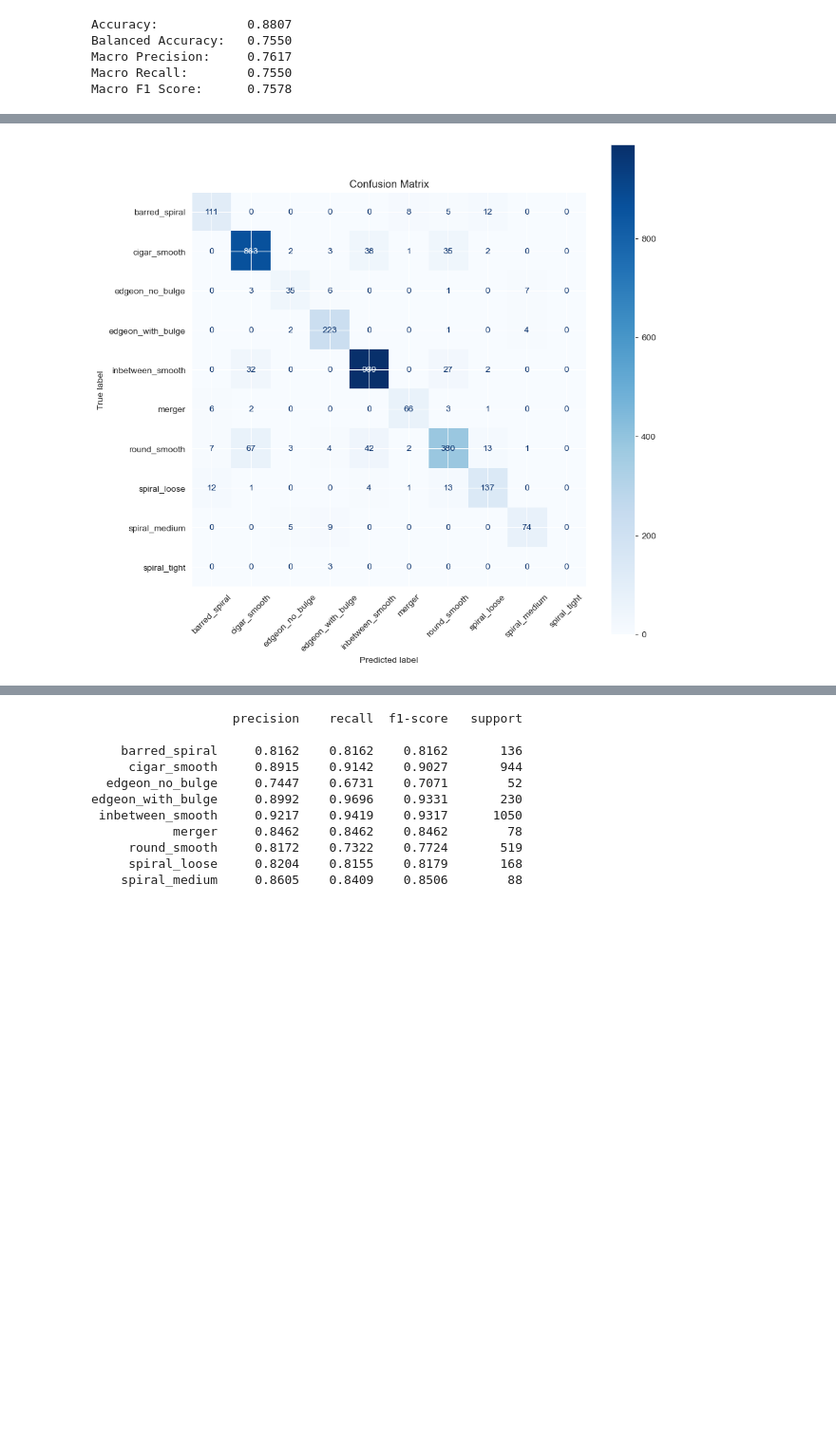
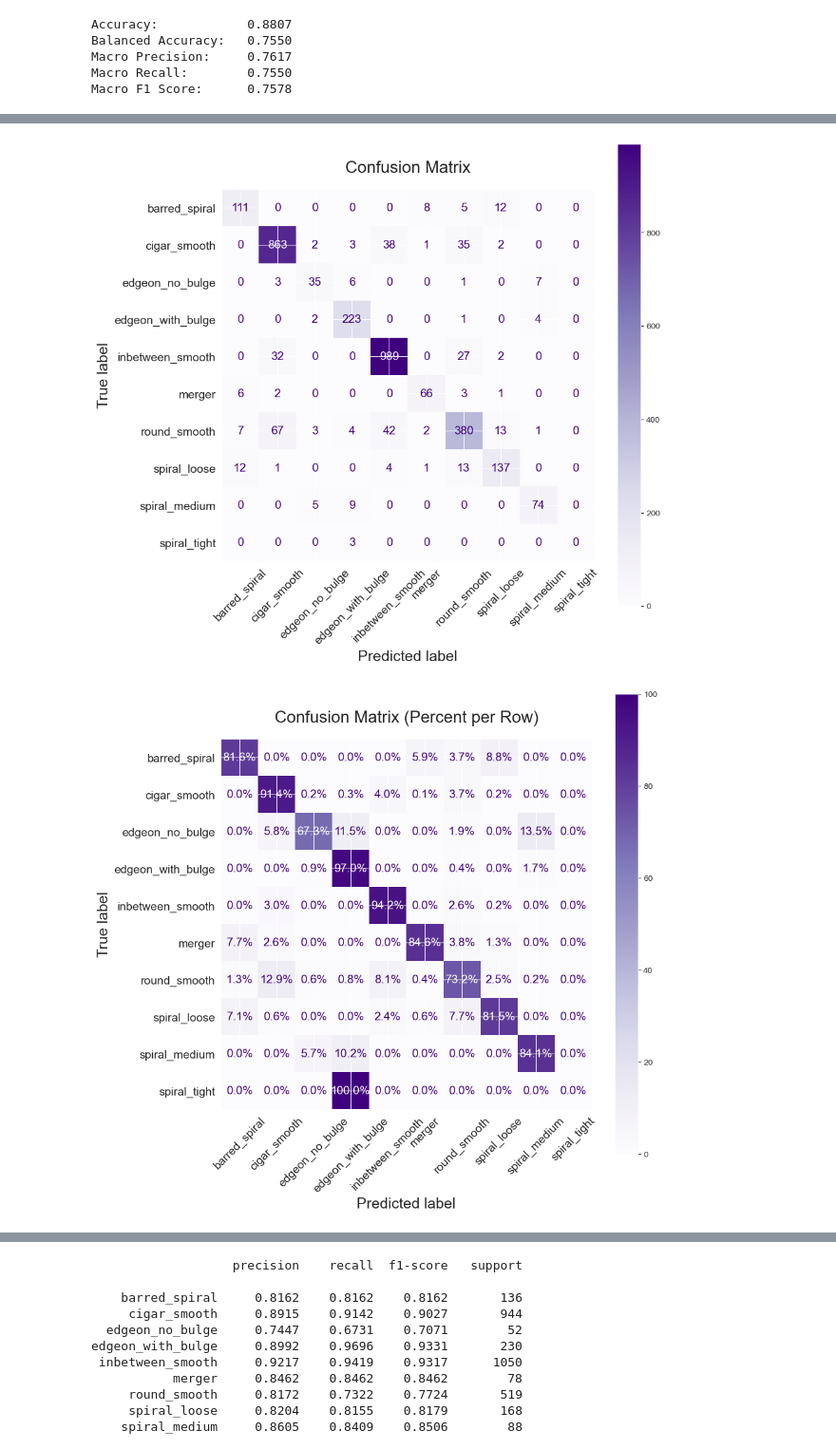
Before and after one commit to SapirDahan/Galaxy10_Classifiers, a Jupyter notebook: k-NN.ipynb, the cells around one changed output, grey strips where cells are left out. Shown: that part at 95% size. Cells and saved outputs as stored; diff of their text form; code cells hidden in the pictures; blank space fills up the shorter version.

```diff
--- a/k-NN.ipynb
+++ b/k-NN.ipynb
@@ -141,11 +141,39 @@ Macro F1 Score:      0.7578
 # %%
+# Confusion matrix (raw counts)
 cm = confusion_matrix(y_test, y_pred)
 disp = ConfusionMatrixDisplay(confusion_matrix=cm, display_labels=class_names)
+
 fig, ax = plt.subplots(figsize=(10, 10))
-disp.plot(ax=ax, cmap='Blues', xticks_rotation=45)
-plt.title("Confusion Matrix")
+disp.plot(ax=ax, cmap='Purples', xticks_rotation=45)
+
+ax.set_title("Confusion Matrix", fontsize=20, pad=20)
+ax.set_xlabel(ax.get_xlabel(), fontsize=18)
+ax.set_ylabel(ax.get_ylabel(), fontsize=18)
+ax.tick_params(axis='both', labelsize=14)
+for text in disp.text_.ravel():
+    text.set_fontsize(14)
+
 plt.show()
+
+# Confusion matrix (row-wise percentages)
+cm_percent = cm.astype(float) / cm.sum(axis=1)[:, None] * 100
+disp_percent = ConfusionMatrixDisplay(confusion_matrix=cm_percent, display_labels=class_names)
+
+fig, ax = plt.subplots(figsize=(10, 10))
+disp_percent.plot(ax=ax, cmap='Purples', xticks_rotation=45, values_format='.1f')
+
+for text in disp_percent.text_.ravel():
+    text.set_text(f"{float(text.get_text()):.1f}%")
+    text.set_fontsize(14)
+
+ax.set_title("Confusion Matrix (Percent per Row)", fontsize=20, pad=20)
+ax.set_xlabel(ax.get_xlabel(), fontsize=18)
+ax.set_ylabel(ax.get_ylabel(), fontsize=18)
+ax.tick_params(axis='both', labelsize=14)
+
+plt.show()
 # %% [output]
-[figure, old version]
+[figure, new version]
+[figure, added]
 # %% [markdown]
 ## Classification Report
```
Also changed, not shown: parts of 14 cells of this notebook, 4 other files.
